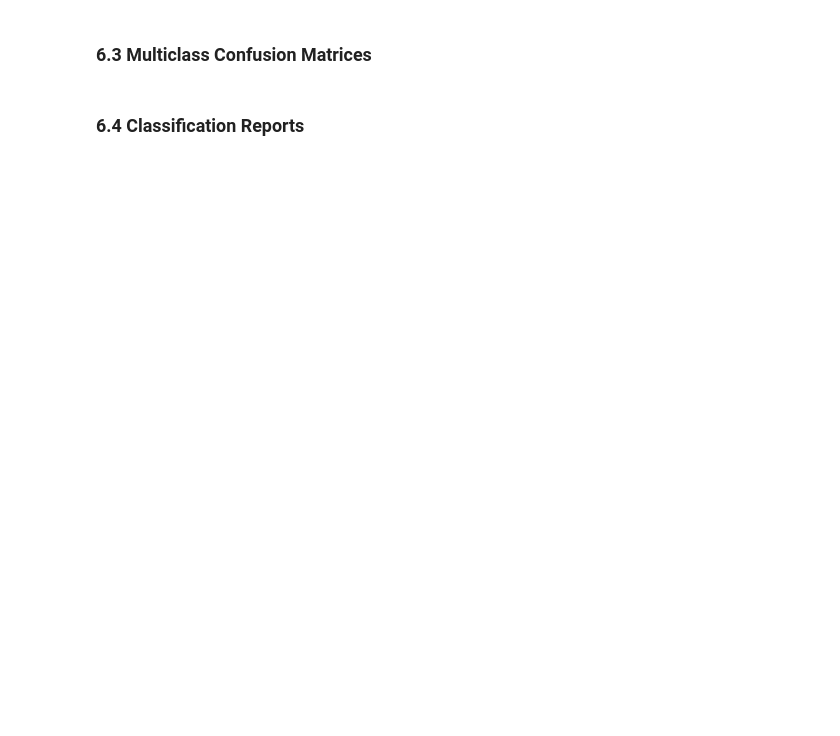
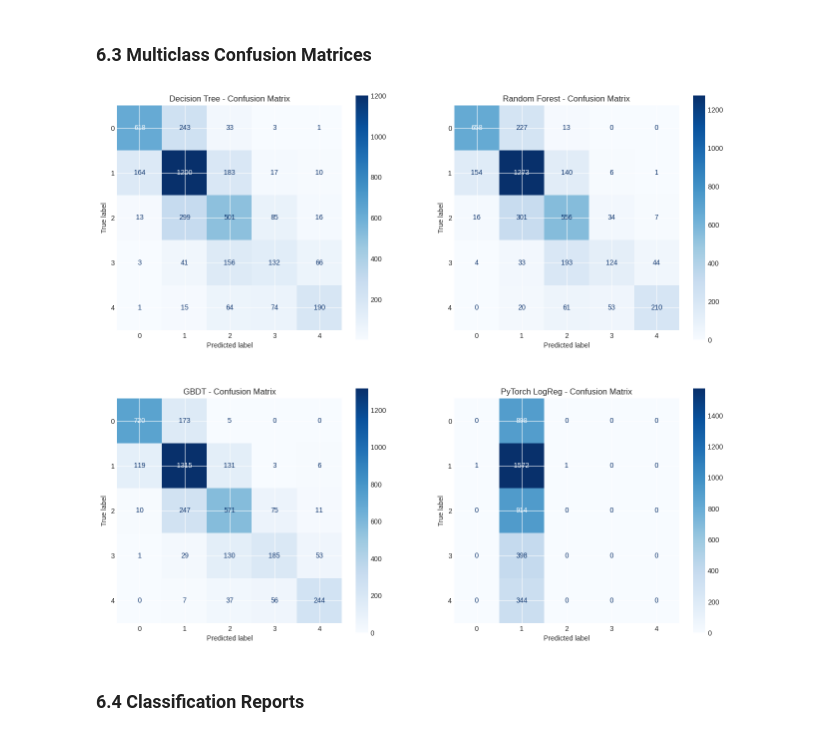
Before and after one commit to RMSCRV/IB2AD, a Jupyter notebook: ml_exam.ipynb, the cells around one changed output. Saved outputs shown, nothing was run; the diff lists cells and outputs as text; code cells hidden in the pictures; blank space fills up the shorter version.

```diff
--- a/ml_exam.ipynb
+++ b/ml_exam.ipynb
@@ -83,7 +500,11 @@ print("Data Validation:")print("="*50)# Check for negative valuesfor col in df_c
 # %% [markdown]
 ### 4.2 Feature Interactions
 # %%
-print("Creating interaction features...")print("="*50)# Interaction 1: MedInc * AveRoomsdf_features['MedInc_x_AveRooms'] = df_features['MedInc'] * df_features['AveRooms']print("✓ Created: MedInc × AveRooms")# Interaction 2: Latitude * Longitudedf_features['Lat_x_Long'] = df_features['Latitude'] * df_features['Longitude']print("✓ Created: Latitude × Longitude")print(f"\nTotal features now: {df_features.shape[1]}")
+# Interaction 1: MedInc * AveRooms
+df_features['MedInc_x_AveRooms'] = df_features['MedInc'] * df_features['AveRooms']
+
+# Interaction 2: Latitude * Longitude
+df_features['Lat_x_Long'] = df_features['Latitude'] * df_features['Longitude']
 # %% [markdown]
 ### 4.3 Feature Selection
 # %%
@@ -140,0 +960,20 @@ print_section_header("PYTORCH LOGISTIC REGRESSION")# Define logistic regression
+# %%
+# Evaluation
+pytorch_lr_model.eval()
+with torch.no_grad():
+    # Training predictions
+    train_outputs = pytorch_lr_model(X_train_tensor)
+    _, pytorch_lr_train_pred = torch.max(train_outputs, 1)
+    pytorch_lr_train_pred = pytorch_lr_train_pred.numpy()
+
+    # Test predictions
+    test_outputs = pytorch_lr_model(X_test_tensor)
+    _, pytorch_lr_test_pred = torch.max(test_outputs, 1)
+    pytorch_lr_test_pred = pytorch_lr_test_pred.numpy()
+
+# Evaluate
+print("\n--- Training Set ---")
+pytorch_lr_train_results = evaluate_classification(y_train_clf, pytorch_lr_train_pred, "PyTorch Logistic Regression")
+
+print("\n--- Test Set ---")
+pytorch_lr_test_results = evaluate_classification(y_test_clf, pytorch_lr_test_pred, "PyTorch Logistic Regression")
@@ -149,7 +1055,26 @@ print_section_header("CLASSIFICATION MODELS COMPARISON")# Compile classification
 # %% [markdown]
 ### 6.3 Multiclass Confusion Matrices
 # %%
-print_section_header("MULTICLASS CONFUSION MATRICES")# Plot confusion matrices for all classification modelsmodels_for_cm = [    ('Decision Tree', dt_clf_test_pred),    ('Random Forest', rf_clf_test_pred),    ('GBDT', gbdt_test_pred),    ('PyTorch LogReg', pytorch_lr_test_pred)]fig, axes = plt.subplots(2, 2, figsize=(16, 14))axes = axes.flatten()for idx, (name, predictions) in enumerate(models_for_cm):    cm = confusion_matrix(y_test_clf, predictions)    disp = ConfusionMatrixDisplay(confusion_matrix=cm,                                    display_labels=[f'Class {i}' for i in range(N_BINS)])    disp.plot(ax=axes[idx], cmap='Blues', colorbar=False)    axes[idx].set_title(f'{name} Confusion Matrix', fontsize=12, fontweight='bold')    axes[idx].grid(False)plt.tight_layout()plt.savefig(os.path.join(FIGURES_PATH, 'confusion_matrices.png'), dpi=300, bbox_inches='tight')plt.show()
+# Plot confusion matrices for all classification models
+models_for_cm = [
+    ('Decision Tree', dt_clf_test_pred),
+    ('Random Forest', rf_clf_test_pred),
+    ('GBDT', gbdt_test_pred),
+    ('PyTorch LogReg', pytorch_lr_test_pred)
+]
+
+fig, axes = plt.subplots(2, 2, figsize=(16, 14))
+axes = axes.flatten()
+
+for idx, (name, predictions) in enumerate(models_for_cm):
+    cm = confusion_matrix(y_test_clf, predictions)
+    disp = ConfusionMatrixDisplay(confusion_matrix=cm)
+    disp.plot(ax=axes[idx], cmap='Blues')
+    axes[idx].set_title(f'{name} - Confusion Matrix')
+
+plt.show()
+# %% [output]
+[figure, added]
 # %% [markdown]
 ### 6.4 Classification Reports
 # %%
```
Also changed, not shown: parts of 84 cells of this notebook.
